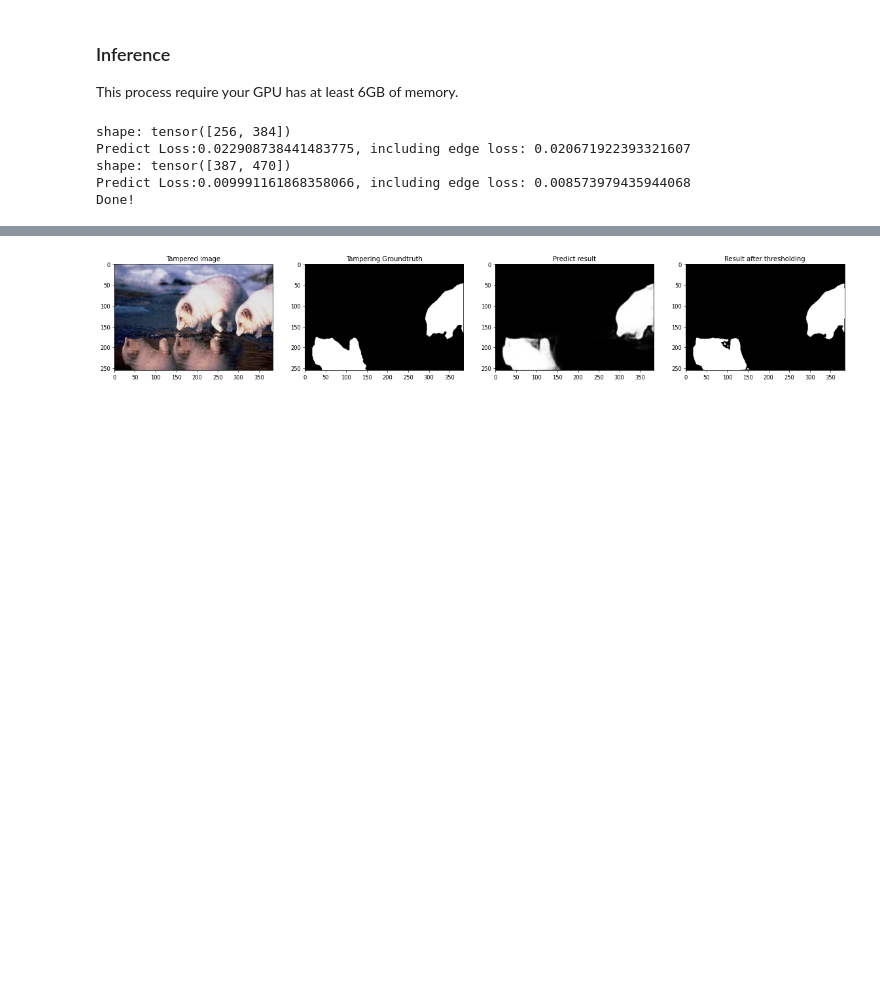
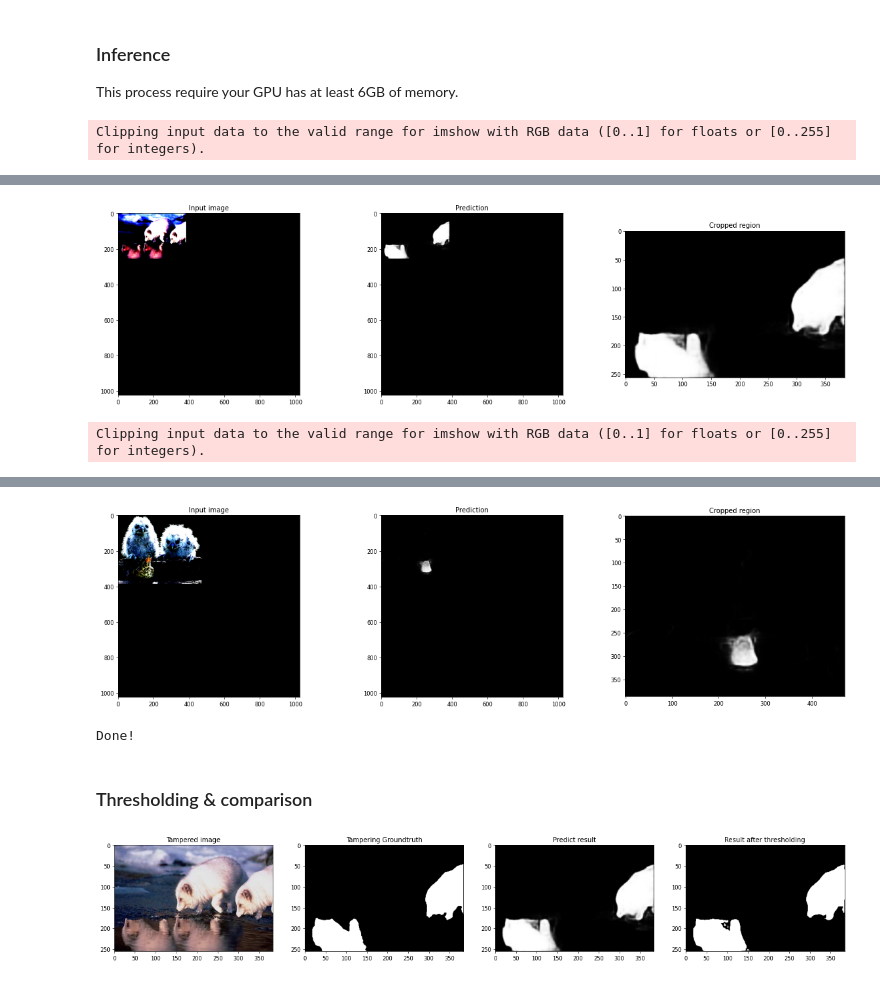
Before and after one commit to SunnyHaze/IML-ViT, a Jupyter notebook: Demo.ipynb, the cells around one changed output, grey strips where cells are left out. Drawn from its saved outputs; the diff is of its cells as text; code cells hidden in the pictures; blank space fills up the shorter version.

```diff
--- a/Demo.ipynb
+++ b/Demo.ipynb
@@ -126,13 +126,23 @@ with torch.no_grad():
         predict_loss, mask_pred, edge_loss = model(img, gt, edge_mask)
         print(f"Predict Loss:{predict_loss}, including edge loss: {edge_loss}")
         output = mask_pred
+
+        # visualize
+        plt.subplot(1, 3, 1)
+        plt.title("Input image")
+        plt.imshow(img[0].permute(1, 2, 0).cpu().numpy())
+        plt.subplot(1, 3, 2)
+        plt.title("Prediction")
+        plt.imshow(output.cpu().numpy()[0][0], cmap='gray')
+
+
         # Cut the origin area from padded image
         output = output[0, :, 0:shape[0], 0:shape[1]].permute(1, 2, 0).cpu().numpy()
         results.append(output)
+        plt.subplot(1, 3, 3)
+        plt.title("Cropped region")
+        plt.imshow(output, cmap='gray')
+        plt.show()
 print("Done!")
 # %% [output]
-shape: tensor([256, 384])
-Predict Loss:0.022908738441483775, including edge loss: 0.020671922393321607
-shape: tensor([387, 470])
-Predict Loss:0.009991161868358066, including edge loss: 0.008573979435944068
-Done!
+Clipping input data to the valid range for imshow with RGB data ([0..1] for floats or [0..255] for integers).
@@ -138,0 +151,2 @@ Done!
+[figure, added]
+Clipping input data to the valid range for imshow with RGB data ([0..1] for floats or [0..255] for integers).
@@ -139,3 +155,7 @@ Done!
+[figure, added]
+Done!
+# %% [markdown]
+### Thresholding & comparison
 # %%
 # Visualize the results:
 for img, gt, res in zip(dataset.tp_path, dataset.gt_path, results):
```
Also changed, not shown: parts of 1 cell of this notebook, 1 other file.
